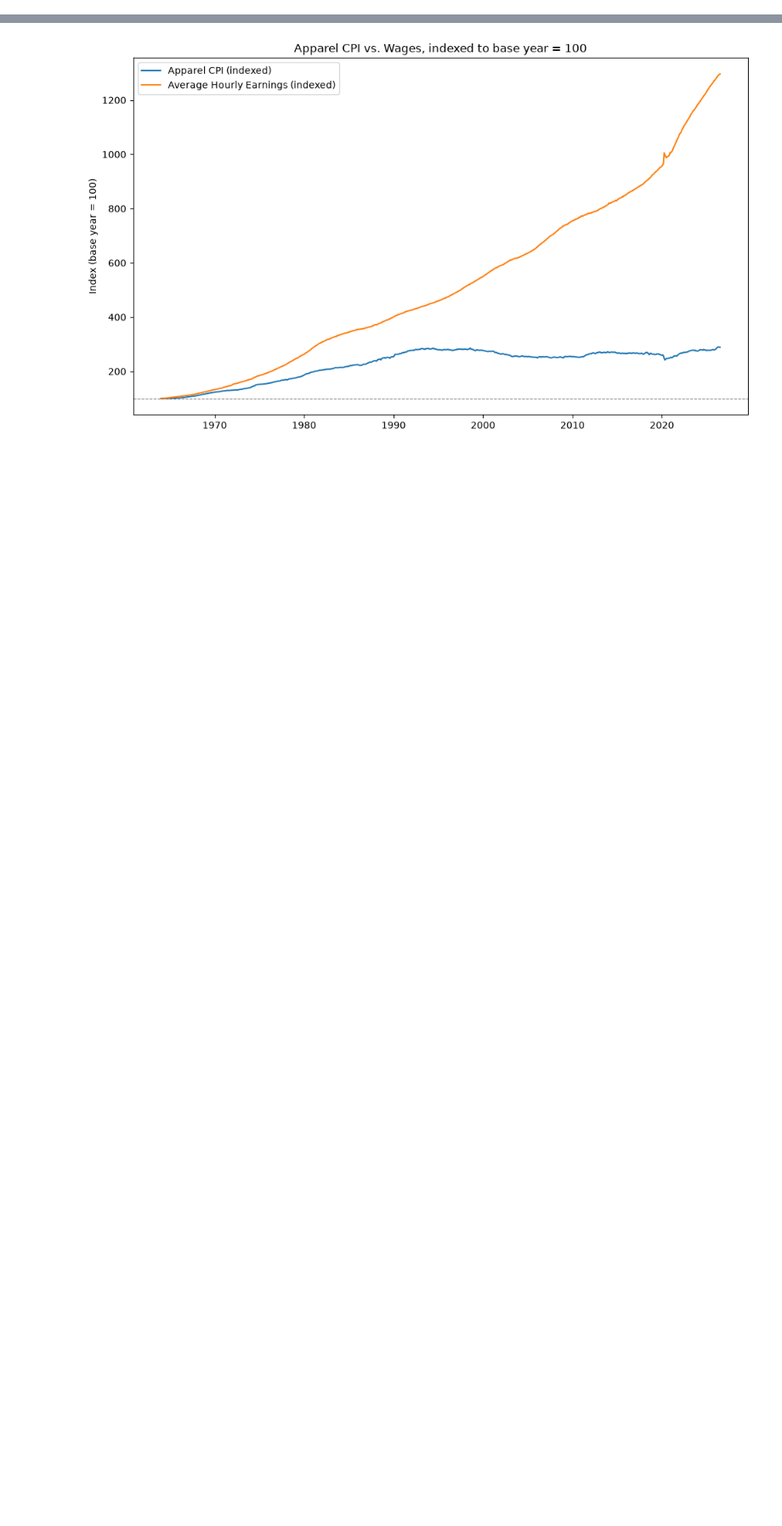
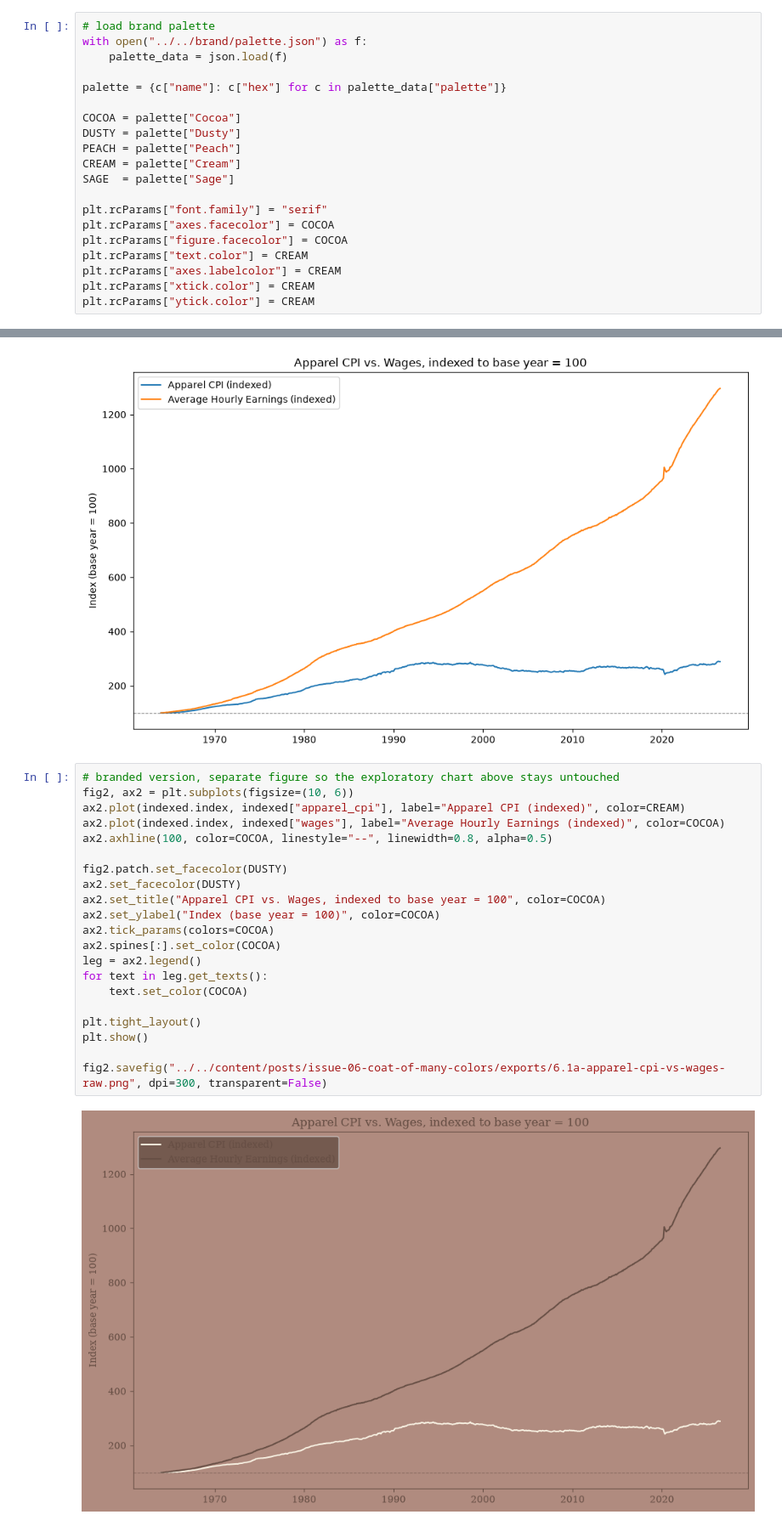
Before and after one commit to juvinciariadi/data-worn-thin.-, a Jupyter notebook: notebooks/issue-06/6.1-apparel-cpi-vs-wages.ipynb, the cells around one changed output, grey strips where cells are left out. Shown at 85% size. Drawn from its saved outputs; the diff is of its cells as text; blank space fills up the shorter version.

Commit message:
exported the colored chartto the content folder

```diff
--- a/notebooks/issue-06/6.1-apparel-cpi-vs-wages.ipynb
+++ b/notebooks/issue-06/6.1-apparel-cpi-vs-wages.ipynb
@@ -47,3 +50,23 @@ def fetch_fred_series(series_id, start_date="1960-01-01"):
+# %%
+# load brand palette
+with open("../../brand/palette.json") as f:
+    palette_data = json.load(f)
+
+palette = {c["name"]: c["hex"] for c in palette_data["palette"]}
+
+COCOA = palette["Cocoa"]
+DUSTY = palette["Dusty"]
+PEACH = palette["Peach"]
+CREAM = palette["Cream"]
+SAGE  = palette["Sage"]
+
+plt.rcParams["font.family"] = "serif"
+plt.rcParams["axes.facecolor"] = COCOA
+plt.rcParams["figure.facecolor"] = COCOA
+plt.rcParams["text.color"] = CREAM
+plt.rcParams["axes.labelcolor"] = CREAM
+plt.rcParams["xtick.color"] = CREAM
+plt.rcParams["ytick.color"] = CREAM
 # %% [markdown]
 ## 2. Extracting data
 # %% [markdown]
@@ -126,6 +149,29 @@ plt.show()
 fig.savefig("../../content/posts/issue-06-coat-of-many-colors/exports/6.1-apparel-cpi-vs-wages-raw.png", dpi=300, transparent=False)
 # %% [output]
 [figure]
+# %%
+# branded version, separate figure so the exploratory chart above stays untouched
+fig2, ax2 = plt.subplots(figsize=(10, 6))
+ax2.plot(indexed.index, indexed["apparel_cpi"], label="Apparel CPI (indexed)", color=CREAM)
+ax2.plot(indexed.index, indexed["wages"], label="Average Hourly Earnings (indexed)", color=COCOA)
+ax2.axhline(100, color=COCOA, linestyle="--", linewidth=0.8, alpha=0.5)
+
+fig2.patch.set_facecolor(DUSTY)
+ax2.set_facecolor(DUSTY)
+ax2.set_title("Apparel CPI vs. Wages, indexed to base year = 100", color=COCOA)
+ax2.set_ylabel("Index (base year = 100)", color=COCOA)
+ax2.tick_params(colors=COCOA)
+ax2.spines[:].set_color(COCOA)
+leg = ax2.legend()
+for text in leg.get_texts():
+    text.set_color(COCOA)
+
+plt.tight_layout()
+plt.show()
+
+fig2.savefig("../../content/posts/issue-06-coat-of-many-colors/exports/6.1a-apparel-cpi-vs-wages-raw.png", dpi=300, transparent=False)
+# %% [output]
+[figure, added]
 # %% [markdown]
 ## 4. Findings
 
```
Also changed, not shown: parts of 2 cells of this notebook.
